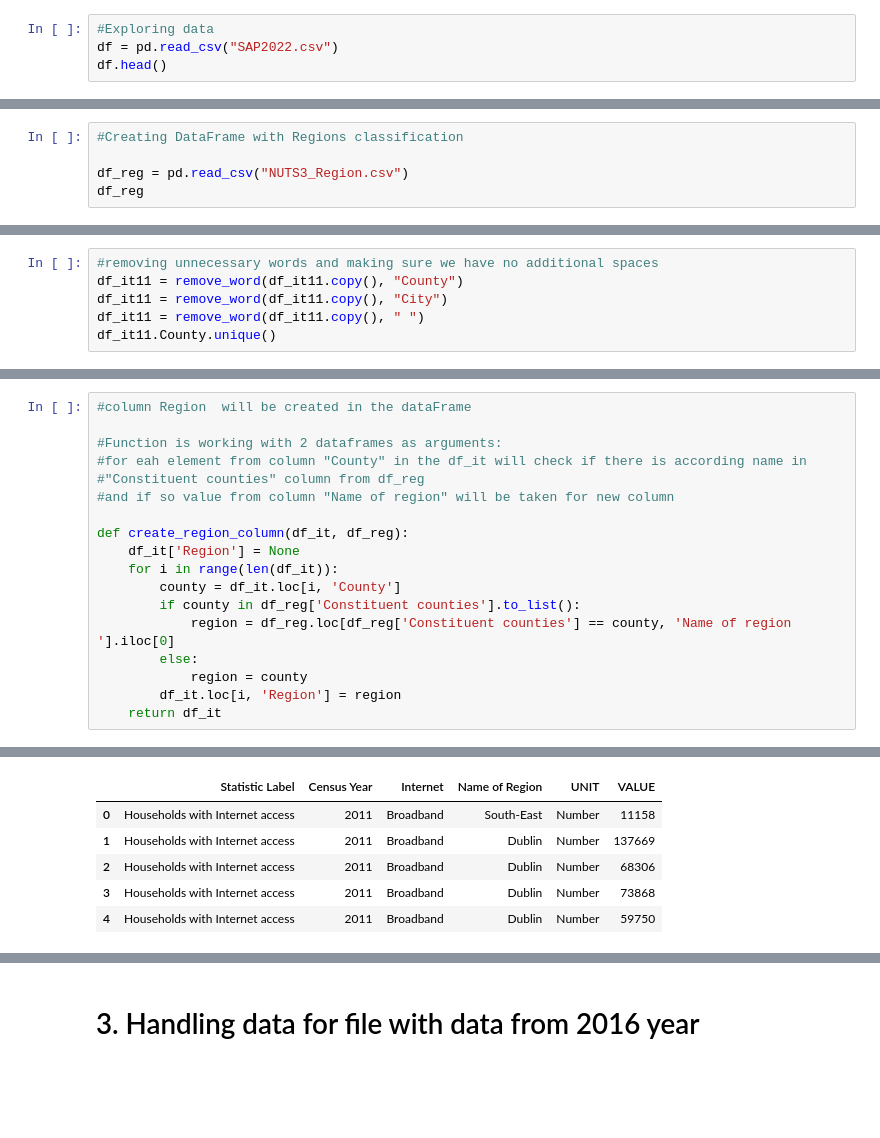
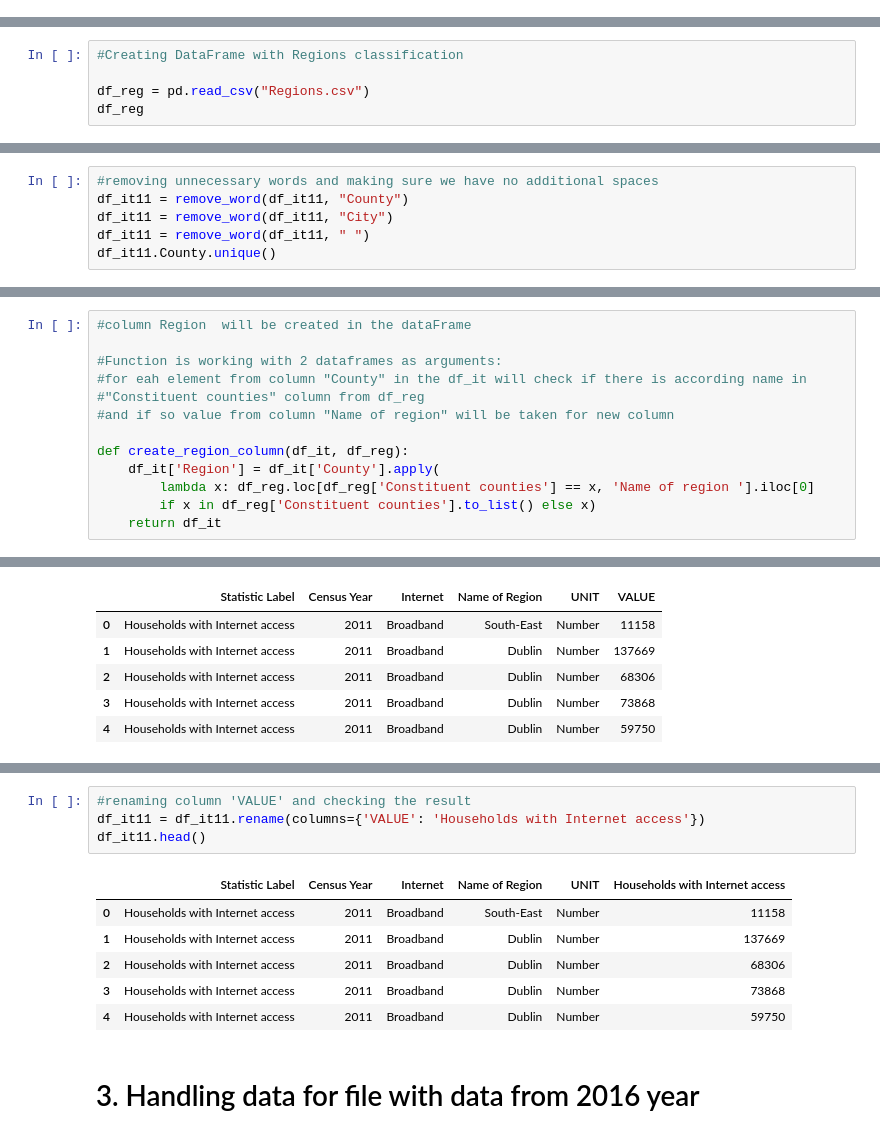
Before and after one commit to Natidhcp/MSc_DA, a Jupyter notebook: SAP 2011 - 2022.ipynb, the cells around one changed output, grey strips where cells are left out. Saved outputs shown, nothing was run; the diff lists cells and outputs as text; blank space fills up the shorter version.

```diff
--- a/SAP 2011 - 2022.ipynb
+++ b/SAP 2011 - 2022.ipynb
@@ -35,4 +29,0 @@ df.head()
-# %%
-#Exploring data
-df = pd.read_csv("SAP2022.csv")
-df.head()
@@ -68,7 +44,7 @@ Columns and their order will be also unified and modified.
 # %%
 #Creating DataFrame with Regions classification
 
-df_reg = pd.read_csv("NUTS3_Region.csv")
+df_reg = pd.read_csv("Regions.csv")
 df_reg
 # %% [output]
 |  | Name of region | Constituent counties | Type of area |
@@ -205,9 +174,9 @@ def remove_word(df, word):
         return df
 # %%
 #removing unnecessary words and making sure we have no additional spaces
-df_it11 = remove_word(df_it11.copy(), "County")
-df_it11 = remove_word(df_it11.copy(), "City")
-df_it11 = remove_word(df_it11.copy(), " ")
+df_it11 = remove_word(df_it11, "County")
+df_it11 = remove_word(df_it11, "City")
+df_it11 = remove_word(df_it11, " ")
 df_it11.County.unique()
 # %% [output]
 array(['Carlow', 'Dublin', 'South Dublin', 'Fingal',
@@ -247,14 +216,9 @@ Rational behind of creating separate function is that similar transformation wil
 #and if so value from column "Name of region" will be taken for new column
 
 def create_region_column(df_it, df_reg):
-    df_it['Region'] = None
-    for i in range(len(df_it)):
-        county = df_it.loc[i, 'County']
-        if county in df_reg['Constituent counties'].to_list():
-            region = df_reg.loc[df_reg['Constituent counties'] == county, 'Name of region '].iloc[0]
-        else:
-            region = county
-        df_it.loc[i, 'Region'] = region
+    df_it['Region'] = df_it['County'].apply(
+        lambda x: df_reg.loc[df_reg['Constituent counties'] == x, 'Name of region '].iloc[0]
+        if x in df_reg['Constituent counties'].to_list() else x)
     return df_it
 # %%
 #applying fuction to current dataframe and checking if new column is created with correct values
@@ -308,4 +272,15 @@ array(['South-East', 'Dublin', 'Mid-East', 'Midland', 'Border',
        'Mid-West', 'South-West', 'West'], dtype=object)
+# %%
+#renaming column 'VALUE' and checking the result
+df_it11 = df_it11.rename(columns={'VALUE': 'Households with Internet access'})
+df_it11.head()
+# %% [output]
+|  | Statistic Label | Census Year | Internet | Name of Region | UNIT | Households with Internet access |
+| 0 | Households with Internet access | 2011 | Broadband | South-East | Number | 11158 |
+| 1 | Households with Internet access | 2011 | Broadband | Dublin | Number | 137669 |
+| 2 | Households with Internet access | 2011 | Broadband | Dublin | Number | 68306 |
+| 3 | Households with Internet access | 2011 | Broadband | Dublin | Number | 73868 |
+| 4 | Households with Internet access | 2011 | Broadband | Dublin | Number | 59750 |
 # %% [markdown]
 # 3. Handling data for file with data from 2016 year
 # %%
```
Also changed, not shown: parts of 50 cells of this notebook, 1 other file.
